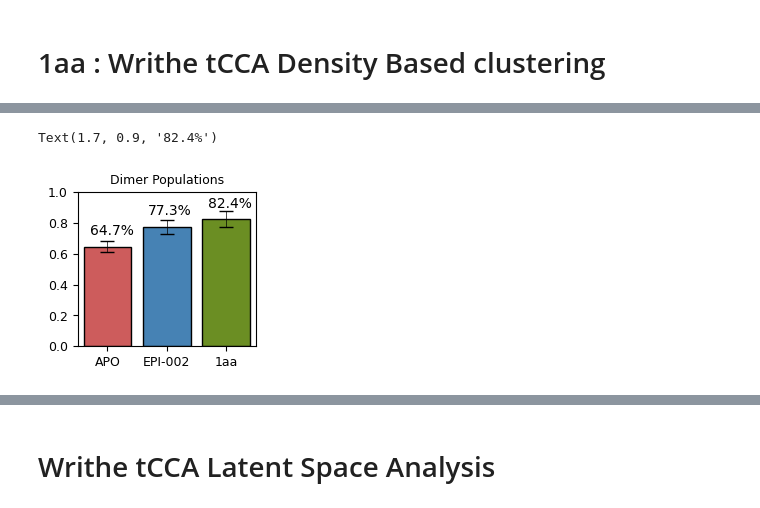
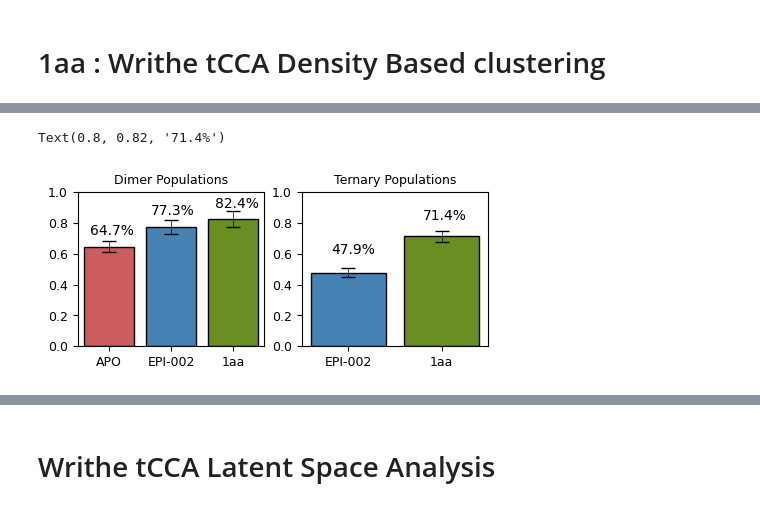
Before and after one commit to tommysisk/temp, a Jupyter notebook: r1r2_cluster_analysis.ipynb, the cells around one changed output, grey strips where cells are left out. Cells and saved outputs as stored; diff of their text form; code cells hidden in the pictures.

```diff
--- a/r1r2_cluster_analysis.ipynb
+++ b/r1r2_cluster_analysis.ipynb
@@ -92,13 +97,15 @@ residues = residues[ca_index]
 codes = np.array(list(md.load(protein_pdb).top.to_fasta()[0]))[:24]
 #codes = np.array([f'{i}{j+1}' for j,i in enumerate(md.load(protein_pdb).top.to_fasta()[0])])[:24]
 
-trunc = 80
-pre_trunc = 80
+trunc = .3
+pre_trunc = .3
 state_width = .8
 state_font_scale = 1.5
 
 
-
+def get_longest_event(bools):
+    idx = np.fromiter(map(len, event:=contiguous_bool(bools=bools)), float).argmax()
+    return event[idx]
 
 
 fes2d_args = dict(
@@ -167,7 +174,7 @@ protein_ligand = [i.clip(0, .55) / .55 for i in protein_ligand]
 # Writhe tCCA Analysis and clustering
 # %%
 # load in precomputed projections
-projs = [np.load(lsdir(path, keyword='writhe_tcca_lag_')[0])[1:, :3] for path in paths]
+projs = [np.load(lsdir(path, keyword='writhe_tcca_lag_')[0])[1:] for path in paths]
 # %%
 import numpy as np
 import matplotlib.pyplot as plt
@@ -260,7 +267,7 @@ def merge_cluster_labels(
     labels: np.ndarray,
     to_merge: Union[Sequence[int], np.ndarray]
 ) -> np.ndarray:
-    """
+    """save_dict
     Merge specified cluster labels into a single cluster and reindex the labels to be contiguous from 0.
 
     Parameters:
@@ -959,38 +1124,66 @@ def block_error(x: np.ndarray):
     else:
         return np.asarray([blocks[i].std_err[j] for j, i in enumerate(optimal_indices.astype(int))])
 # %%
-dimer_populations = np.array([block_error(ResidueDistances.load(f'{path}/r1r2_ca_distance_dict.pkl'
-                                          ).contacts(1).any(1).astype(int))
+dimer_populations = np.array([block_error(ResidueDistances.load(f'{path}/r1r2_ca_distance_dict.pkl').contacts(1).any(1).astype(int))
                     for path in paths]).T
 
 
-_, ax = plt.subplots(1, 1,
-                     figsize=(2.3, 2),
+_, ax = plt.subplots(1, 2,
+                     figsize=(5.3, 2),
                      #dpi=500,
                     )
 box_plot(dimer_populations[0],
          errors=dimer_populations[1],
          error_capsize=5,
          error_linewidth=.5,
          error_capthick=1,
          error_color='black',
          #cmap="coolwarm",
          color_list=['indianred', 'steelblue', 'olivedrab'],
          alpha=1,
          font_scale=state_font_scale,
          labels=labels,
          title = 'Dimer Populations',
          rotation=0,
          trunc=trunc,
          pre_trunc=pre_trunc,
          ymin=0,
          ymax=1,
          width=0.8,
-         ax=ax)
+         ax=ax[0])
 
-ax.text(-.3, .72, f'{100 * dimer_populations[0,0] :.1f}%')
-ax.text(.68, .85, f'{100 * dimer_populations[0,1] :.1f}%')
-ax.text(1.7, .9, f'{100 * dimer_populations[0,2] :.1f}%')
+ax[0].text(-.3, .72, f'{100 * dimer_populations[0,0] :.1f}%')
+ax[0].text(.68, .85, f'{100 * dimer_populations[0,1] :.1f}%')
+ax[0].text(1.7, .9, f'{100 * dimer_populations[0,2] :.1f}%')
+
+ternary_populations = np.array([block_error(
+    prod([i.any(1) for i in split(to_contacts(np.load(f'{path}/ligand_distances.npy'), 0.6))]))
+                    for path in paths[1:]]).T
+
+
+
+box_plot(ternary_populations[0],
+         errors=ternary_populations[1],
+         error_capsize=5,
+         error_linewidth=.5,
+         error_capthick=1,
+         error_color='black',
+         #cmap="coolwarm",
+         color_list=['steelblue', 'olivedrab'],
+         alpha=1,
+         font_scale=state_font_scale,
+         labels=labels[1:],
+         title = 'Ternary Populations',
+         rotation=0,
+         trunc=trunc,
+         pre_trunc=pre_trunc,
+         ymin=0,
+         ymax=1,
+         width=0.8,
+         ax=ax[1])
+
+ax[1].text(-.18, .6, f'{100 * ternary_populations[0,0] :.1f}%')
+ax[1].text(.8, .82, f'{100 * ternary_populations[0,1] :.1f}%')
 # %% [output]
-Text(1.7, 0.9, '82.4%')
+Text(0.8, 0.82, '71.4%')
-[figure, old version]
+[figure, new version]
```
Also changed, not shown: parts of 28 cells of this notebook.
